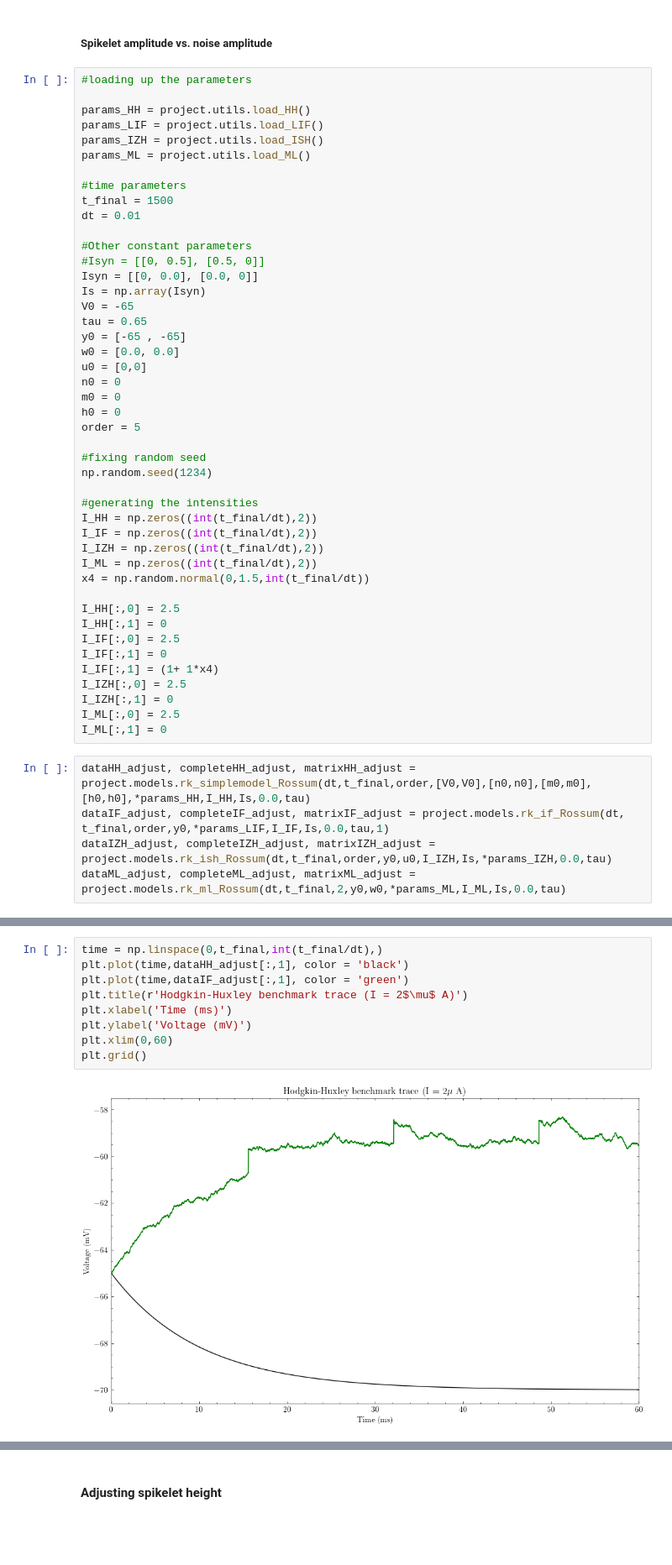
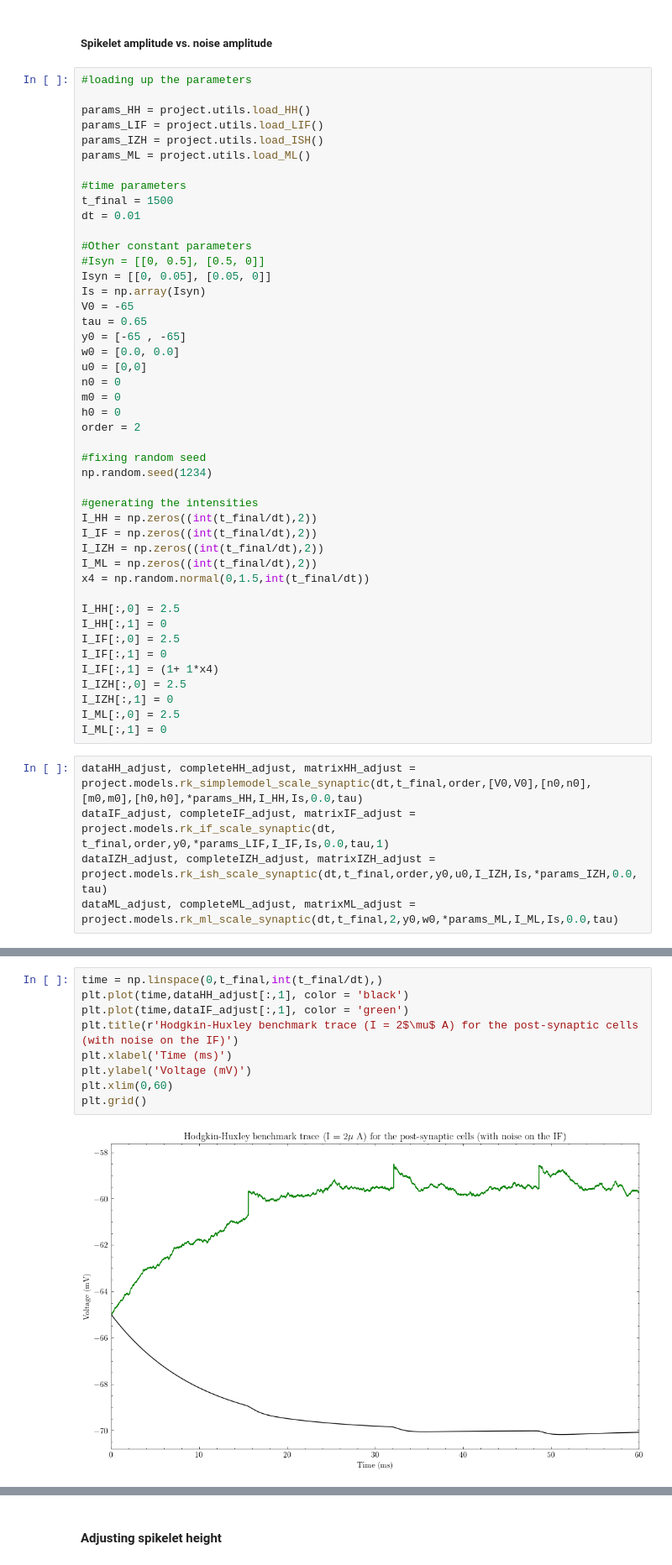
Before and after one commit to Sir-Bip-Bop/Gap-Junction-Coupling-Studies, a Jupyter notebook: NeuronPairs/spikelet.ipynb, the cells around one changed output, grey strips where cells are left out. Shown at 84% size. Drawn from its saved outputs; the diff is of its cells as text; blank space fills up the shorter version.

```diff
--- a/NeuronPairs/spikelet.ipynb
+++ b/NeuronPairs/spikelet.ipynb
@@ -34,7 +34,7 @@ dt = 0.01
 
 #Other constant parameters
 #Isyn = [[0, 0.5], [0.5, 0]]
-Isyn = [[0, 0.0], [0.0, 0]]
+Isyn = [[0, 0.05], [0.05, 0]]
 Is = np.array(Isyn)
 V0 = -65
 tau = 0.65
@@ -44,7 +44,7 @@ u0 = [0,0]
 n0 = 0
 m0 = 0
 h0 = 0
-order = 5
+order = 2
 
 #fixing random seed
 np.random.seed(1234)
@@ -66,10 +66,10 @@ I_IZH[:,1] = 0
 I_ML[:,0] = 2.5
 I_ML[:,1] = 0
 # %%
-dataHH_adjust, completeHH_adjust, matrixHH_adjust = project.models.rk_simplemodel_Rossum(dt,t_final,order,[V0,V0],[n0,n0],[m0,m0],[h0,h0],*params_HH,I_HH,Is,0.0,tau)
-dataIF_adjust, completeIF_adjust, matrixIF_adjust = project.models.rk_if_Rossum(dt, t_final,order,y0,*params_LIF,I_IF,Is,0.0,tau,1)
-dataIZH_adjust, completeIZH_adjust, matrixIZH_adjust = project.models.rk_ish_Rossum(dt,t_final,order,y0,u0,I_IZH,Is,*params_IZH,0.0,tau)
-dataML_adjust, completeML_adjust, matrixML_adjust = project.models.rk_ml_Rossum(dt,t_final,2,y0,w0,*params_ML,I_ML,Is,0.0,tau)
+dataHH_adjust, completeHH_adjust, matrixHH_adjust = project.models.rk_simplemodel_scale_synaptic(dt,t_final,order,[V0,V0],[n0,n0],[m0,m0],[h0,h0],*params_HH,I_HH,Is,0.0,tau)
+dataIF_adjust, completeIF_adjust, matrixIF_adjust = project.models.rk_if_scale_synaptic(dt, t_final,order,y0,*params_LIF,I_IF,Is,0.0,tau,1)
+dataIZH_adjust, completeIZH_adjust, matrixIZH_adjust = project.models.rk_ish_scale_synaptic(dt,t_final,order,y0,u0,I_IZH,Is,*params_IZH,0.0,tau)
+dataML_adjust, completeML_adjust, matrixML_adjust = project.models.rk_ml_scale_synaptic(dt,t_final,2,y0,w0,*params_ML,I_ML,Is,0.0,tau)
 # %%
 time = np.linspace(0,t_final,int(t_final/dt),)
 plt.plot(time,dataHH_adjust[:,0], color = 'black')
@@ -84,11 +90,11 @@ plt.grid()
 # %%
 time = np.linspace(0,t_final,int(t_final/dt),)
 plt.plot(time,dataHH_adjust[:,1], color = 'black')
 plt.plot(time,dataIF_adjust[:,1], color = 'green')
-plt.title(r'Hodgkin-Huxley benchmark trace (I = 2$\mu$ A)')
+plt.title(r'Hodgkin-Huxley benchmark trace (I = 2$\mu$ A) for the post-synaptic cells (with noise on the IF)')
 plt.xlabel('Time (ms)')
 plt.ylabel('Voltage (mV)')
 plt.xlim(0,60)
 plt.grid()
 # %% [output]
-[figure, old version]
+[figure, new version]
```
Also changed, not shown: parts of 8 cells of this notebook, 10 other files.
